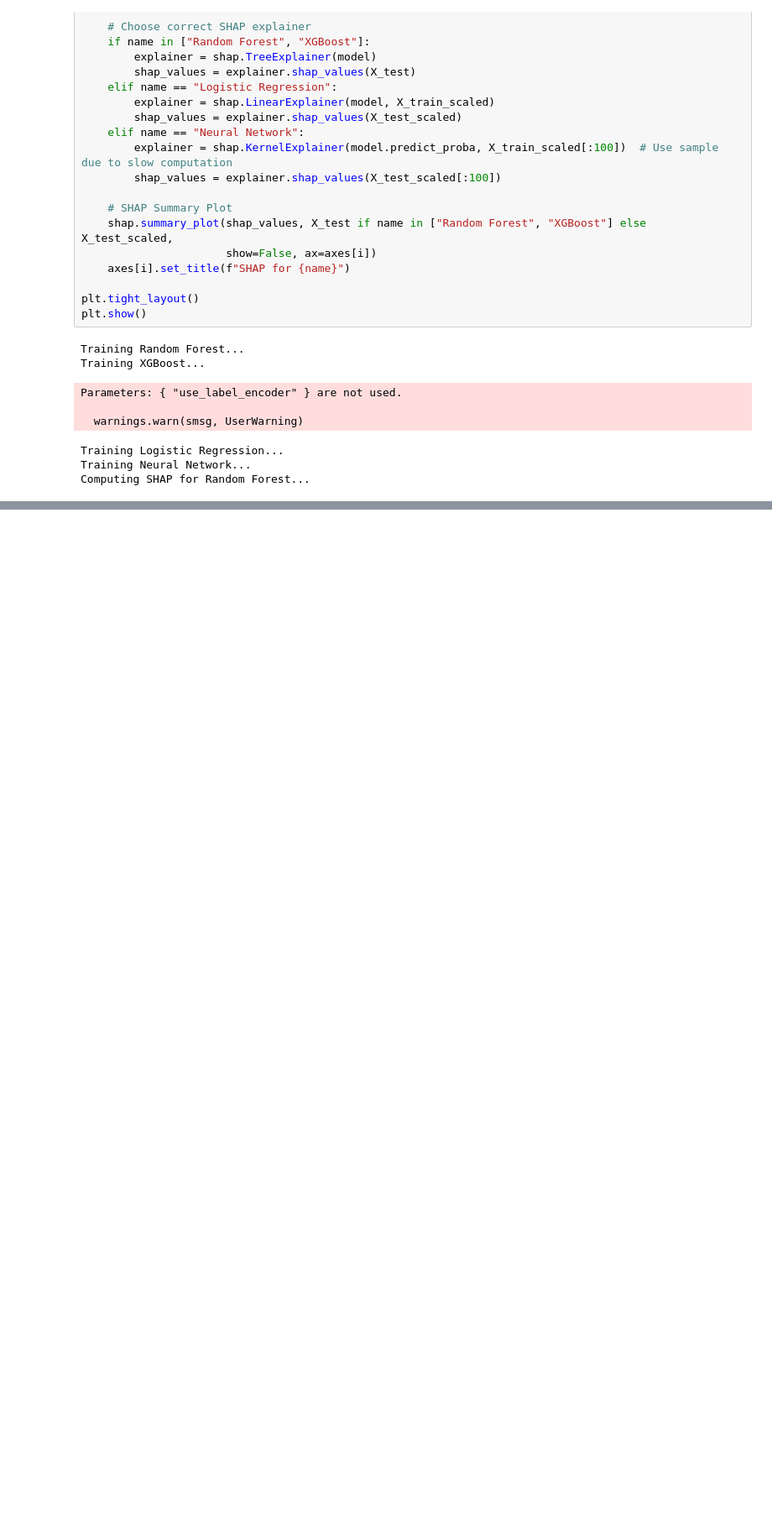
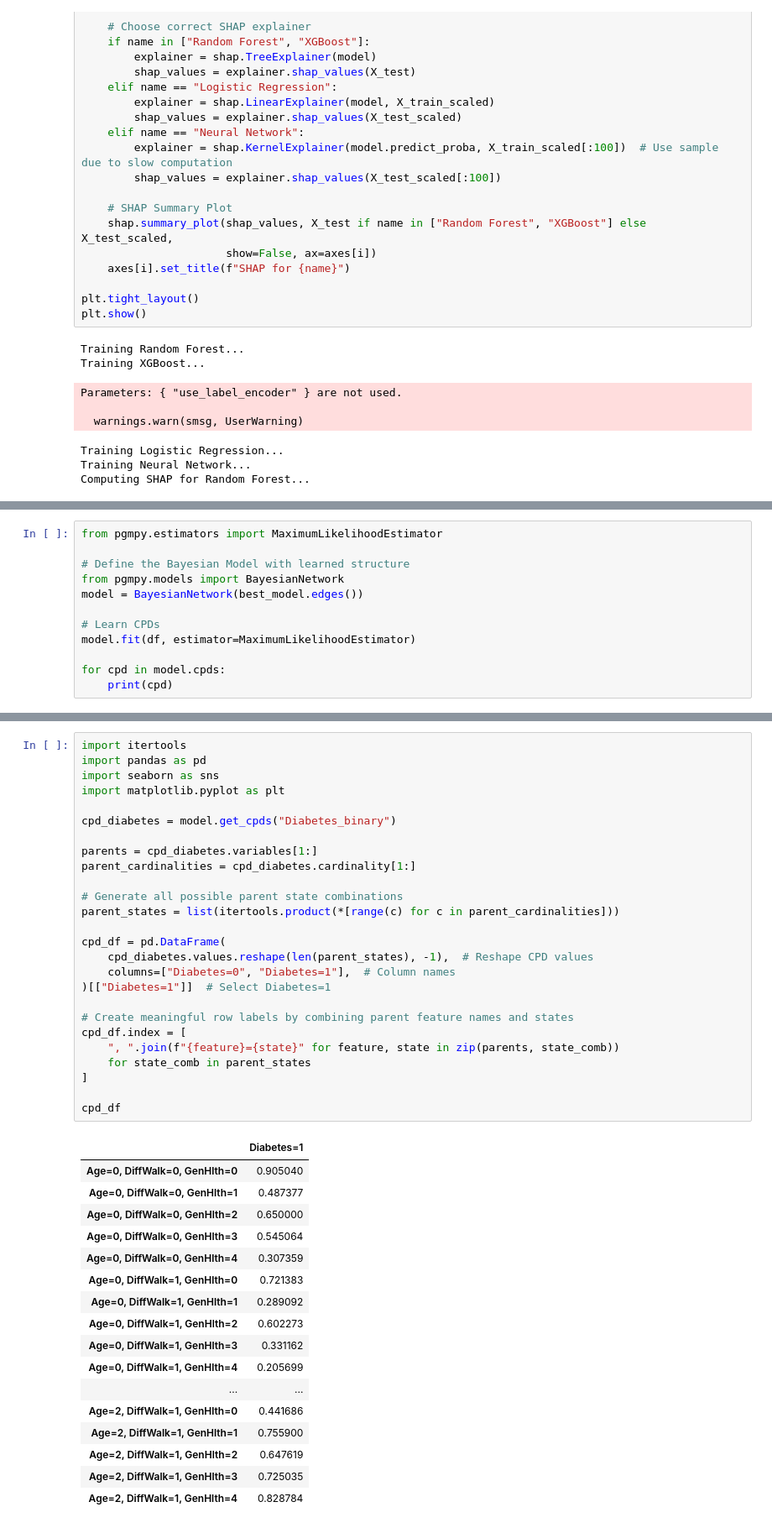
Before and after one commit to faezesarlakifar/Unibo-FAIKR-M3-project, a Jupyter notebook: Diabetes_Risk_Prediction.ipynb, the cells around one changed output, grey strips where cells are left out. Shown at 84% size. Cells and saved outputs as stored; diff of their text form; blank space fills up the shorter version.

Commit message:
parameter learning

```diff
--- a/Diabetes_Risk_Prediction.ipynb
+++ b/Diabetes_Risk_Prediction.ipynb
@@ -381,0 +384,12 @@ Computing SHAP for Random Forest...
+# %%
+from pgmpy.estimators import MaximumLikelihoodEstimator
+
+# Define the Bayesian Model with learned structure
+from pgmpy.models import BayesianNetwork
+model = BayesianNetwork(best_model.edges())
+
+# Learn CPDs
+model.fit(df, estimator=MaximumLikelihoodEstimator)
+
+for cpd in model.cpds:
+    print(cpd)
@@ -381,0 +448,44 @@ Computing SHAP for Random Forest...
+# %%
+import itertools
+import pandas as pd
+import seaborn as sns
+import matplotlib.pyplot as plt
+
+cpd_diabetes = model.get_cpds("Diabetes_binary")
+
+parents = cpd_diabetes.variables[1:]
+parent_cardinalities = cpd_diabetes.cardinality[1:]
+
+# Generate all possible parent state combinations
+parent_states = list(itertools.product(*[range(c) for c in parent_cardinalities]))
+
+cpd_df = pd.DataFrame(
+    cpd_diabetes.values.reshape(len(parent_states), -1),  # Reshape CPD values
+    columns=["Diabetes=0", "Diabetes=1"],  # Column names
+)[["Diabetes=1"]]  # Select Diabetes=1
+
+# Create meaningful row labels by combining parent feature names and states
+cpd_df.index = [
+    ", ".join(f"{feature}={state}" for feature, state in zip(parents, state_comb))
+    for state_comb in parent_states
+]
+
+cpd_df
+# %% [output]
+|  | Diabetes=1 |
+| Age=0, DiffWalk=0, GenHlth=0 | 0.905040 |
+| Age=0, DiffWalk=0, GenHlth=1 | 0.487377 |
+| Age=0, DiffWalk=0, GenHlth=2 | 0.650000 |
+| Age=0, DiffWalk=0, GenHlth=3 | 0.545064 |
+| Age=0, DiffWalk=0, GenHlth=4 | 0.307359 |
+| Age=0, DiffWalk=1, GenHlth=0 | 0.721383 |
+| Age=0, DiffWalk=1, GenHlth=1 | 0.289092 |
+| Age=0, DiffWalk=1, GenHlth=2 | 0.602273 |
+| Age=0, DiffWalk=1, GenHlth=3 | 0.331162 |
+| Age=0, DiffWalk=1, GenHlth=4 | 0.205699 |
+| ... | ... |
+| Age=2, DiffWalk=1, GenHlth=0 | 0.441686 |
+| Age=2, DiffWalk=1, GenHlth=1 | 0.755900 |
+| Age=2, DiffWalk=1, GenHlth=2 | 0.647619 |
+| Age=2, DiffWalk=1, GenHlth=3 | 0.725035 |
+| Age=2, DiffWalk=1, GenHlth=4 | 0.828784 |
```
Also changed, not shown: parts of 7 cells of this notebook.
